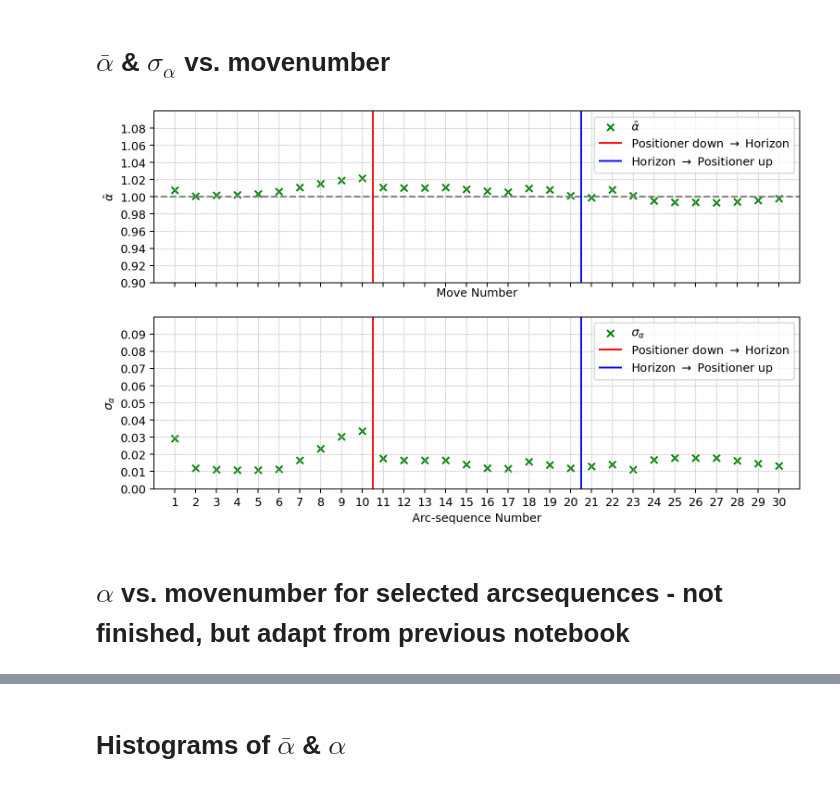
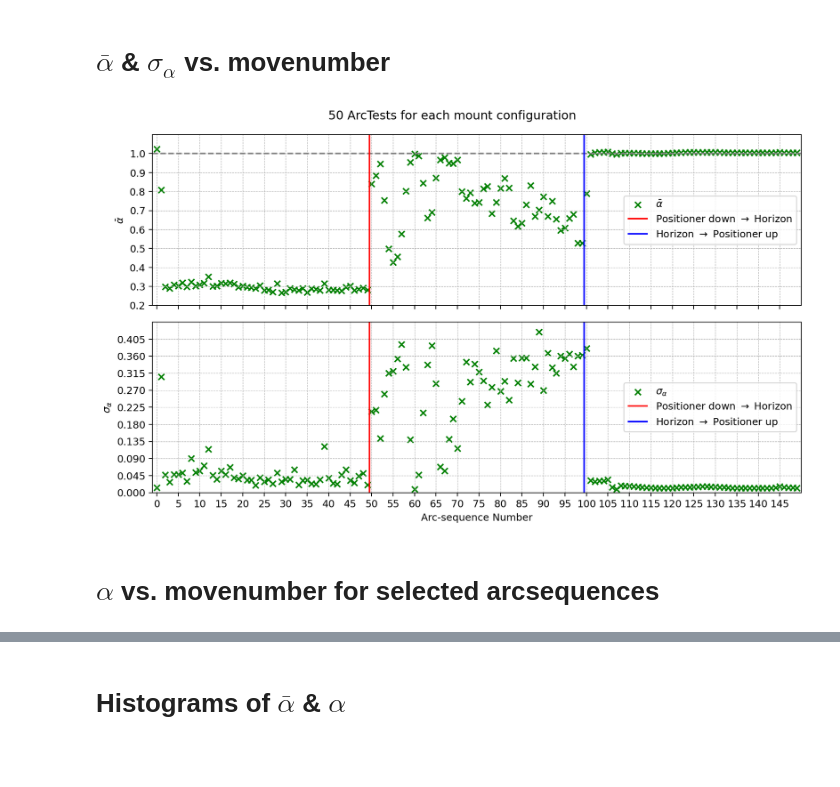
Before and after one commit to SSantosLab/DESI-QA, a Jupyter notebook: calib/Figures of Merit - long-arc tests.ipynb, the cells around one changed output, grey strips where cells are left out. Cells and saved outputs as stored; diff of their text form; code cells hidden in the pictures; blank space fills up the shorter version.

```diff
--- a/calib/Figures of Merit - long-arc tests.ipynb
+++ b/calib/Figures of Merit - long-arc tests.ipynb
@@ -13,6 +13,8 @@ sys.path.append("/home/msdos/DESI-QA/output/figures/")
 import find_center as fc
 from spotfinder import spotfinder
 from xylib import calc_movetables as cm
+
+figPath = '/home/msdos/DESI-QA/output/figures/LinPhiTests/50ArcTest/'
 # %% [markdown]
 # Defining pertinent functions
 # %%
@@ -318,7 +321,7 @@ def getMeans(df,label='Alpha'):
 # %% [markdown]
 # Importing the database with relevant timestamps
 # %%
-testStart = np.datetime64('2023-06-26 12:33:00')
+testStart = np.datetime64('2023-06-27 10:40:00')
 testFinish = testStart + np.timedelta64(1,"h")
 # %%
 # Importing different databases
@@ -339,6 +342,14 @@ fiddf = fiddb[mask2].reset_index(drop=True)
 
 # Inserting pix2mm and sigpix2mm
 if aligned(df,'move',fiddf,'mvlabel'):
+    df.insert(len(df.columns),"fid x0",fiddf['x0'])
+    df.insert(len(df.columns),"fid y0",fiddf['y0'])
+    df.insert(len(df.columns),"fid x1",fiddf['x1'])
+    df.insert(len(df.columns),"fid y1",fiddf['y1'])
+    df.insert(len(df.columns),"fid x2",fiddf['x2'])
+    df.insert(len(df.columns),"fid y2",fiddf['y2'])
+    df.insert(len(df.columns),"fid x3",fiddf['x3'])
+    df.insert(len(df.columns),"fid y3",fiddf['y3'])
     df.insert(len(df.columns),"pix2mm",fiddf['pix2mm'])
     df.insert(len(df.columns),"sigpix2mm",fiddf['sigpix2mm'])
     del fiddf
@@ -392,54 +504,55 @@ df.insert(len(df.columns),'Std Alpha',std_alpha_session)
 # %% [markdown]
 # $\bar{\alpha}$ & $\sigma_{\alpha}$ vs. movenumber
+# %%
+niter = 50
+
+save= True
+title = '50 ArcTests for each mount configuration'
+
+Transitions = np.array([r'Positioner down $\rightarrow$ Horizon',r'Horizon $\rightarrow$ Positioner up'])
+Transition_colors = np.array(['red','blue'])
 # %%
 fig,axs = plt.subplots(2,1,figsize=[10,6],sharex=True)
 
-arcmove = 15
-ramp=1.995
+fig.suptitle(title)
 
-ylimit = [0.9,1.1]
-ystep = (ylimit[1]-ylimit[0])/10
-niter = 10
-
-save= False
-title = 'Initial10ArcTests'
-
-Transitions = np.array([r'Positioner down $\rightarrow$ Horizon',r'Horizon $\rightarrow$ Positioner up'])
-Transition_colors = np.array(['red','blue'])
+ylimit = [0.2,1.1]
+ystep = 0.1
 
 axs[0].grid(linestyle='--',linewidth=0.5)
 axs[0].hlines(1,-1,len(np.unique(df['ArcSession']))+1,linestyle='--',colors='grey')
-axs[0].set_xlim(0,max(df['ArcSession'])+2)
-axs[0].set_xlabel("Move Number")
+axs[0].set_xlim(-1,max(df['ArcSession'])+1)
 axs[0].set_ylabel(r"$\bar{\alpha}$")
-axs[0].set_xticks(np.arange(1,len(np.unique(df['ArcSession']))+1,step=1))
-axs[0].scatter(np.linspace(1,len(np.unique(df['ArcSession'])),num=len(np.unique(df['ArcSession']))), mean_alpha,label=r"$\bar{\alpha}$",marker='x',color='green')
+# axs[0].set_xticks(np.arange(0,len(np.unique(df['ArcSession'])),step=1))
+axs[0].scatter(np.linspace(0,len(np.unique(df['ArcSession']))-1,num=len(np.unique(df['ArcSession']))), mean_alpha,label=r"$\bar{\alpha}$",marker='x',color='green')
 axs[0].set_yticks(np.arange(ylimit[0],ylimit[1],step=ystep))
 axs[0].set_ylim(ylimit[0],ylimit[1])
 for sesh in range(1,len(mean_alpha)//niter):
-    axs[0].vlines(sesh*niter+0.5,ylimit[0],ylimit[1],label=Transitions[sesh-1],color=Transition_colors[sesh-1])
-axs[0].legend()
+    axs[0].vlines(sesh*niter-0.5,ylimit[0],ylimit[1],label=Transitions[sesh-1],color=Transition_colors[sesh-1])
+axs[0].legend(loc=5)
 
-ylimit = [0,0.1]
+ylimit = [0,0.45]
 ystep = (ylimit[1]-ylimit[0])/10
 
 axs[1].grid(linestyle='--',linewidth=0.5)
-axs[1].set_xlim(0,max(df['ArcSession'])+2)
+axs[1].set_xlim(-1,max(df['ArcSession'])+1)
 axs[1].set_xlabel("Arc-sequence Number")
 axs[1].set_ylabel(r"$\sigma_{\alpha}}$")
-axs[1].set_xticks(np.arange(1,len(np.unique(df['ArcSession']))+1,step=1))
-axs[1].scatter(np.linspace(1,len(np.unique(df['ArcSession'])),num=len(np.unique(df['ArcSession']))), std_alpha,label=r"$\sigma_{\alpha}}$",marker='x',color='green')
+axs[1].set_xticks(np.arange(0,len(np.unique(df['ArcSession'])),step=5))
+axs[1].scatter(np.linspace(0,len(np.unique(df['ArcSession']))-1,num=len(np.unique(df['ArcSession']))), std_alpha,label=r"$\sigma_{\alpha}}$",marker='x',color='green')
 axs[1].set_yticks(np.arange(ylimit[0],ylimit[1],step=ystep))
 axs[1].set_ylim(ylimit[0],ylimit[1])
 for sesh in range(1,len(mean_alpha)//niter):
-    axs[1].vlines(sesh*niter+0.5,ylimit[0],ylimit[1],label=Transitions[sesh-1],color=Transition_colors[sesh-1])
-axs[1].legend()
+    axs[1].vlines(sesh*niter-0.5,ylimit[0],ylimit[1],label=Transitions[sesh-1],color=Transition_colors[sesh-1])
+axs[1].legend(loc=5)
+
+fig.tight_layout()
 
 if save:
-    plt.savefig('output/figures/RepeatArcTests/'+title+'.jpg',dpi=180)
+    plt.savefig(figPath+title+'.jpg',dpi=180)
 
 plt.show()
 # %% [output]
-[figure, old version]
+[figure, new version]
 # %% [markdown]
-# $\alpha$ vs. movenumber for selected arcsequences - not finished, but adapt from previous notebook
+# $\alpha$ vs. movenumber for selected arcsequences
```
Also changed, not shown: parts of 12 cells of this notebook, 19 other files.
